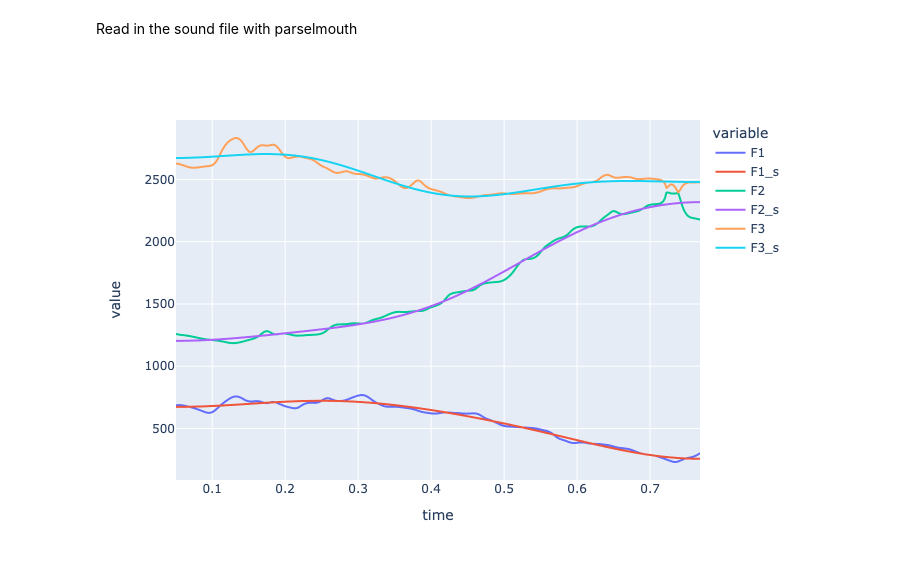
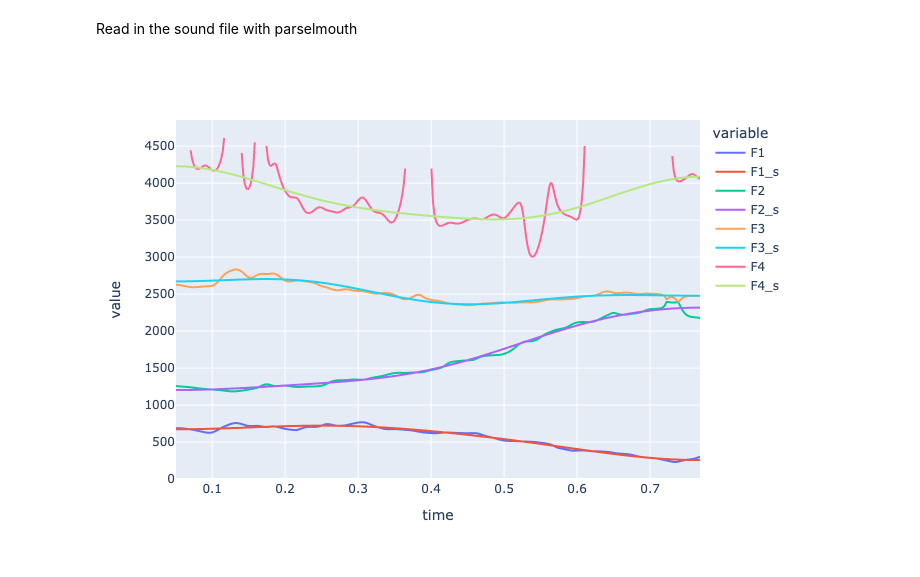
Before and after one commit to FastTrackiverse/fasttrackpy, a Jupyter notebook: dev_notebooks/one_example.ipynb, the cells around one changed output. Cells and saved outputs as stored; diff of their text form; code cells hidden in the pictures.

```diff
--- a/dev_notebooks/one_example.ipynb
+++ b/dev_notebooks/one_example.ipynb
@@ -23,7 +23,7 @@ candidates = CandidateTracks(
 # %%
 df = candidates.winner.to_dataframe()
 # %%
-fig = px.line(df, x = "time", y = ["F1", "F1_s", "F2", "F2_s", "F3", "F3_s"])
+fig = px.line(df, x = "time", y = ["F1", "F1_s", "F2", "F2_s", "F3", "F3_s", "F4", "F4_s"])
 Image(fig.to_image(format = "png", engine = "kaleido"))
 # %% [output]
-[figure, old version]
+[figure, new version]
```
